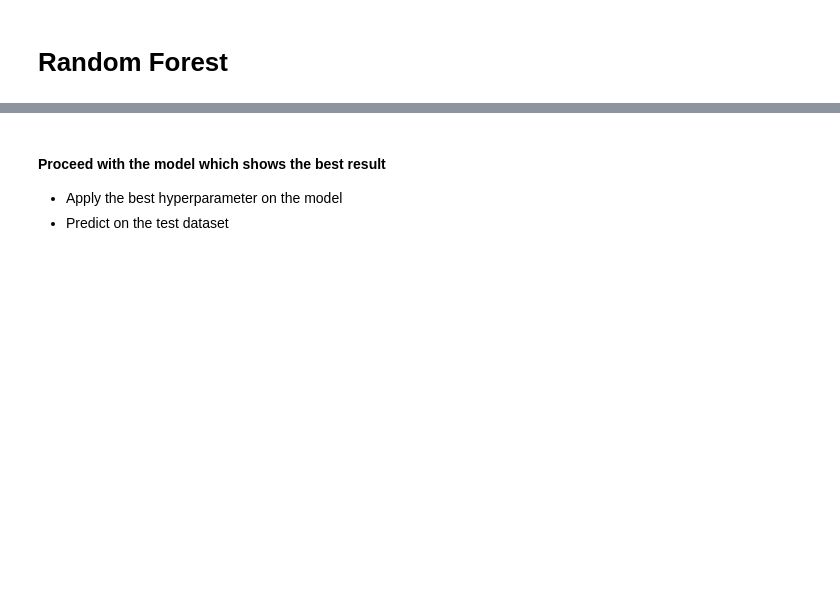
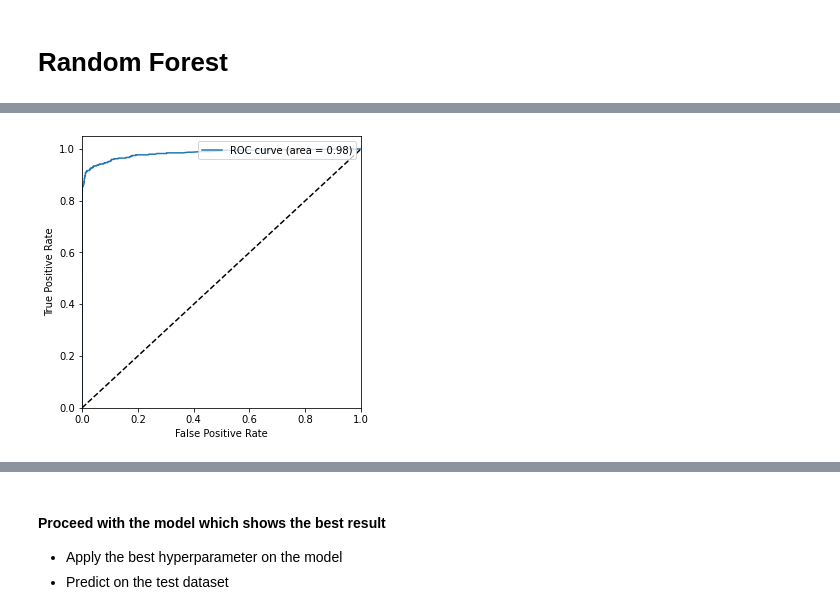
Before and after one commit to SurabhiTaneja/Credit-Card-Fraud-Detection, a Jupyter notebook: Credit_card_fraud_detection_Starter_code+.ipynb, the cells around one changed output, grey strips where cells are left out. Saved outputs shown, nothing was run; the diff lists cells and outputs as text; code cells hidden in the pictures; blank space fills up the shorter version.

```diff
--- a/Credit_card_fraud_detection_Starter_code+.ipynb
+++ b/Credit_card_fraud_detection_Starter_code+.ipynb
@@ -778,0 +813,13 @@ from sklearn.ensemble import RandomForestClassifier
+# %%
+
+# building the model with the best hyperparameters
+
+random_forest_model = RandomForestClassifier(bootstrap=True,
+                             max_depth=5,
+                             min_samples_leaf=100,
+                             min_samples_split=100,
+                             max_features=10,
+                             n_estimators=300)
+# %%
+# Fitting the model of optimum params
+random_forest_model.fit(X_train,y_train)
@@ -778,0 +849,6 @@ from sklearn.ensemble import RandomForestClassifier
+# %%
+y_train_prob = random_forest_model.predict_proba(X_train)[:,1]
+# %%
+plot_roc_auc_curve(y_train,y_train_prob)
+# %% [output]
+[figure, added]
```
Also changed, not shown: parts of 44 cells of this notebook.
